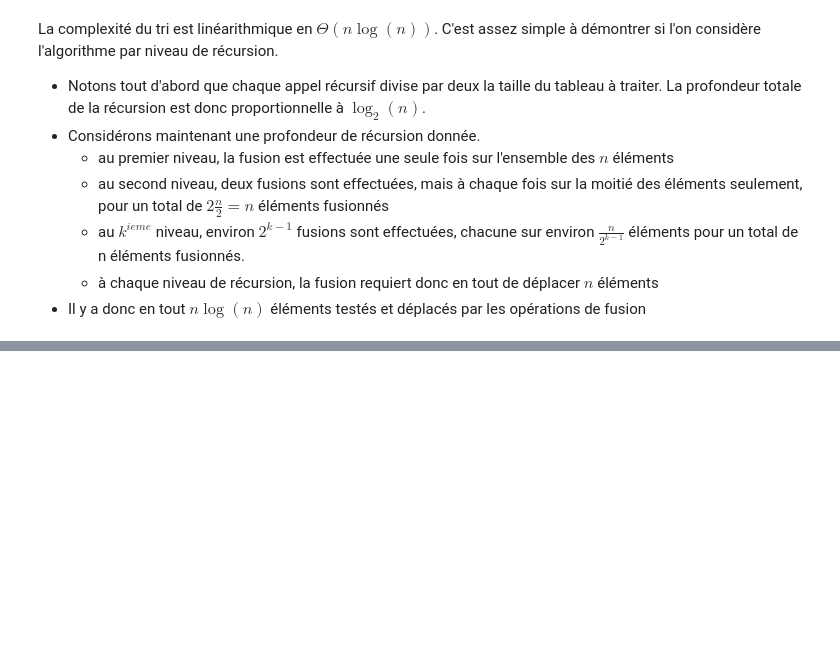
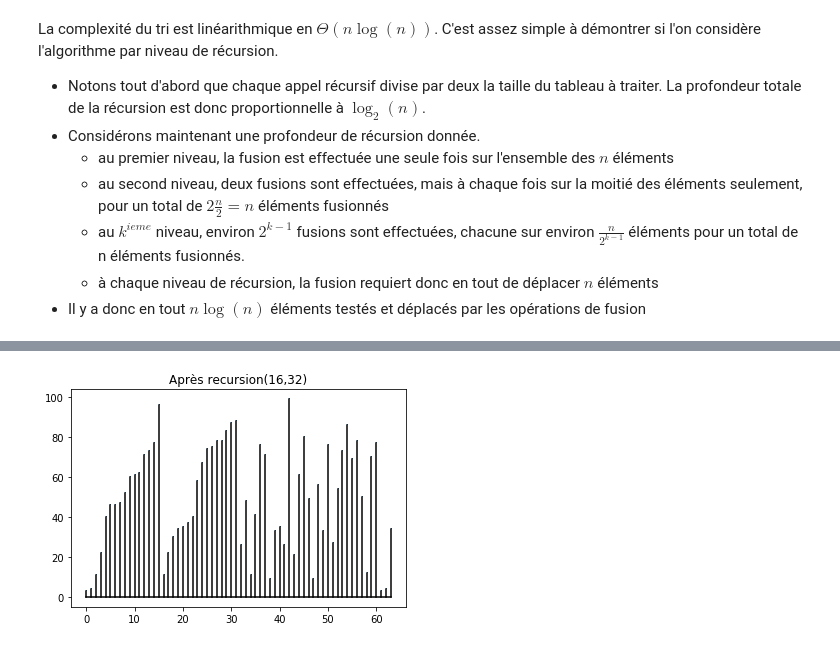
Before and after one commit to ocuisenaire/ASD1-notebooks, a Jupyter notebook: 3 - Tris/5 - Tri par Fusion.ipynb, the cells around one changed output, grey strips where cells are left out. Drawn from its saved outputs; the diff is of its cells as text; code cells hidden in the pictures; blank space fills up the shorter version.

```diff
--- a/3 - Tris/5 - Tri par Fusion.ipynb
+++ b/3 - Tris/5 - Tri par Fusion.ipynb
@@ -190,0 +177,5 @@ asd1.visualisation_tri_fusion()
+# %%
+tri_fusion_recursif(T,16,32)
+asd1.afficheIteration(T,'Après recursion(16,32)')
+# %% [output]
+[figure, added]
```
Also changed, not shown: parts of 29 cells of this notebook, 2 other files.
